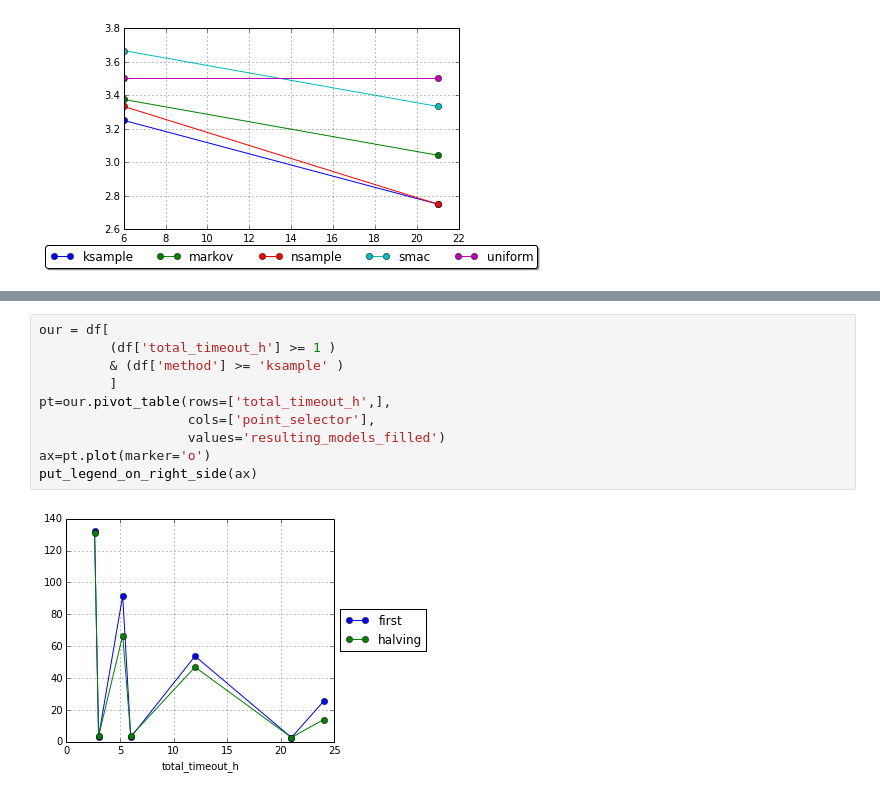
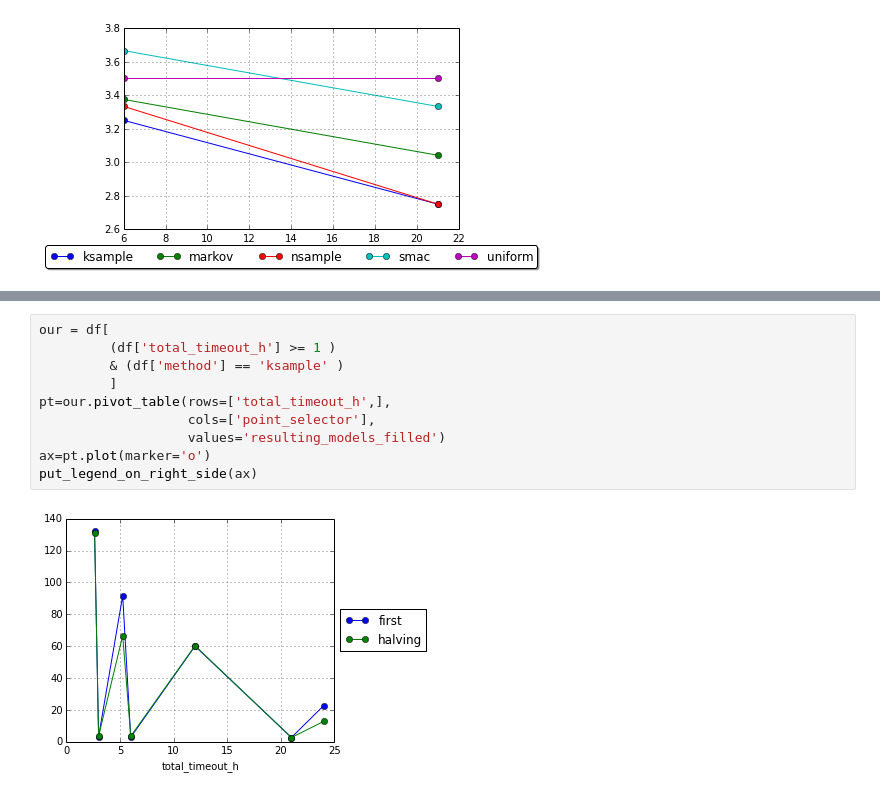
Before and after one commit to Bilalh/Gen, a Jupyter notebook: scripts/parse_results/pivot.ipynb, the cells around one changed output, grey strips where cells are left out. Cells and saved outputs as stored; diff of their text form.

```diff
--- a/scripts/parse_results/pivot.ipynb
+++ b/scripts/parse_results/pivot.ipynb
@@ -307,15 +370,15 @@ pt
 # %%
 our = df[
          (df['total_timeout_h'] >= 1 )
-         & (df['method'] >= 'ksample' )
+         & (df['method'] == 'ksample' )
          ]
 pt=our.pivot_table(rows=['total_timeout_h',],
                    cols=['point_selector'],
                    values='resulting_models_filled')
 ax=pt.plot(marker='o')
 put_legend_on_right_side(ax)
 # %% [output]
-[figure, old version]
+[figure, new version]
 # %%
 our = df[
            (df['essence'] == 'prob024-Langford')
```
Also changed, not shown: parts of 18 cells of this notebook, 1 other file.
